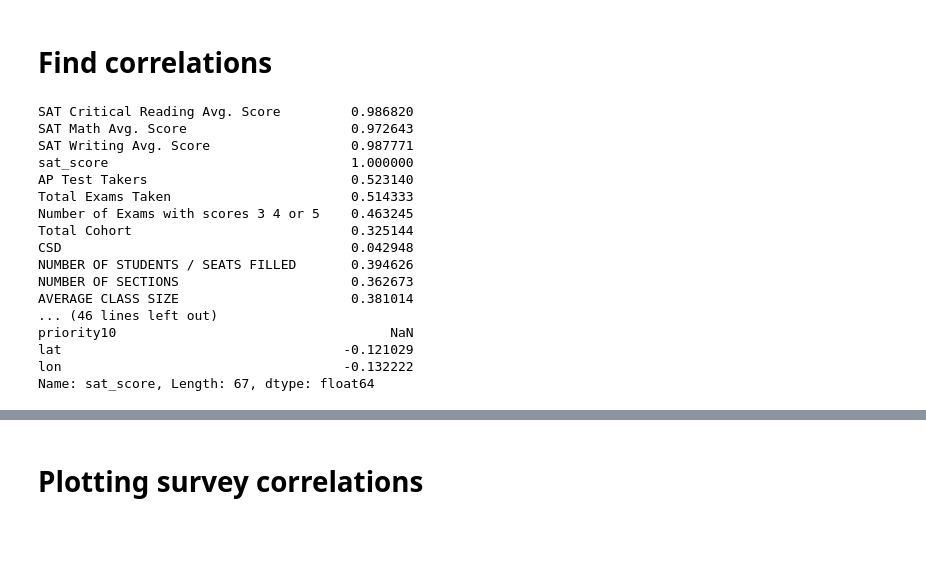
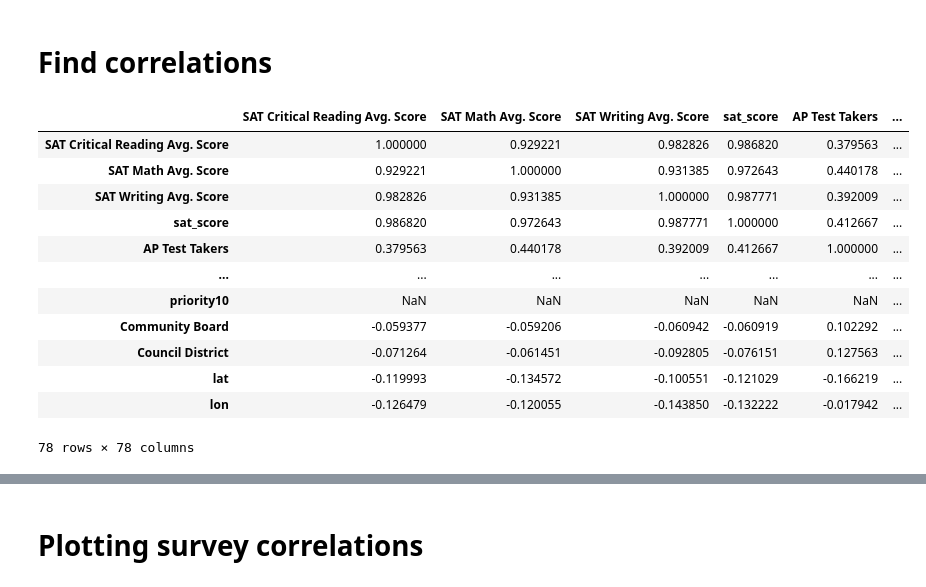
Before and after one commit to IS-87/DataQuest_NYC_schools, a Jupyter notebook: Schools.ipynb, the cells around one changed output, grey strips where cells are left out. Saved outputs shown, nothing was run; the diff lists cells and outputs as text; code cells hidden in the pictures; blank space fills up the shorter version.

```diff
--- a/Schools.ipynb
+++ b/Schools.ipynb
@@ -140,23 +132,18 @@ combined['school_dist'] = combined['DBN'].str[:2]
 # Find correlations
 # %%
 correlations = combined.corr()
-correlations = correlations["sat_score"]
-print(correlations)
+correlations
 # %% [output]
+|  | SAT Critical Reading Avg. Score | SAT Math Avg. Score | SAT Writing Avg. Score | sat_score | AP Test Takers | ... |
+| SAT Critical Reading Avg. Score | 1.000000 | 0.929221 | 0.982826 | 0.986820 | 0.379563 | ... |
+| SAT Math Avg. Score | 0.929221 | 1.000000 | 0.931385 | 0.972643 | 0.440178 | ... |
+| SAT Writing Avg. Score | 0.982826 | 0.931385 | 1.000000 | 0.987771 | 0.392009 | ... |
+| sat_score | 0.986820 | 0.972643 | 0.987771 | 1.000000 | 0.412667 | ... |
+| AP Test Takers | 0.379563 | 0.440178 | 0.392009 | 0.412667 | 1.000000 | ... |
+| ... | ... | ... | ... | ... | ... | ... |
+| priority10 | NaN | NaN | NaN | NaN | NaN | ... |
+| Community Board | -0.059377 | -0.059206 | -0.060942 | -0.060919 | 0.102292 | ... |
+| Council District | -0.071264 | -0.061451 | -0.092805 | -0.076151 | 0.127563 | ... |
+| lat | -0.119993 | -0.134572 | -0.100551 | -0.121029 | -0.166219 | ... |
+| lon | -0.126479 | -0.120055 | -0.143850 | -0.132222 | -0.017942 | ... |
-SAT Critical Reading Avg. Score         0.986820
-SAT Math Avg. Score                     0.972643
-SAT Writing Avg. Score                  0.987771
-sat_score                               1.000000
-AP Test Takers                          0.523140
-Total Exams Taken                       0.514333
-Number of Exams with scores 3 4 or 5    0.463245
-Total Cohort                            0.325144
-CSD                                     0.042948
-NUMBER OF STUDENTS / SEATS FILLED       0.394626
-NUMBER OF SECTIONS                      0.362673
-AVERAGE CLASS SIZE                      0.381014
-... (46 lines left out)
-priority10                                   NaN
-lat                                    -0.121029
-lon                                    -0.132222
-Name: sat_score, Length: 67, dtype: float64
+78 rows × 78 columns
```
Also changed, not shown: parts of 14 cells of this notebook.
